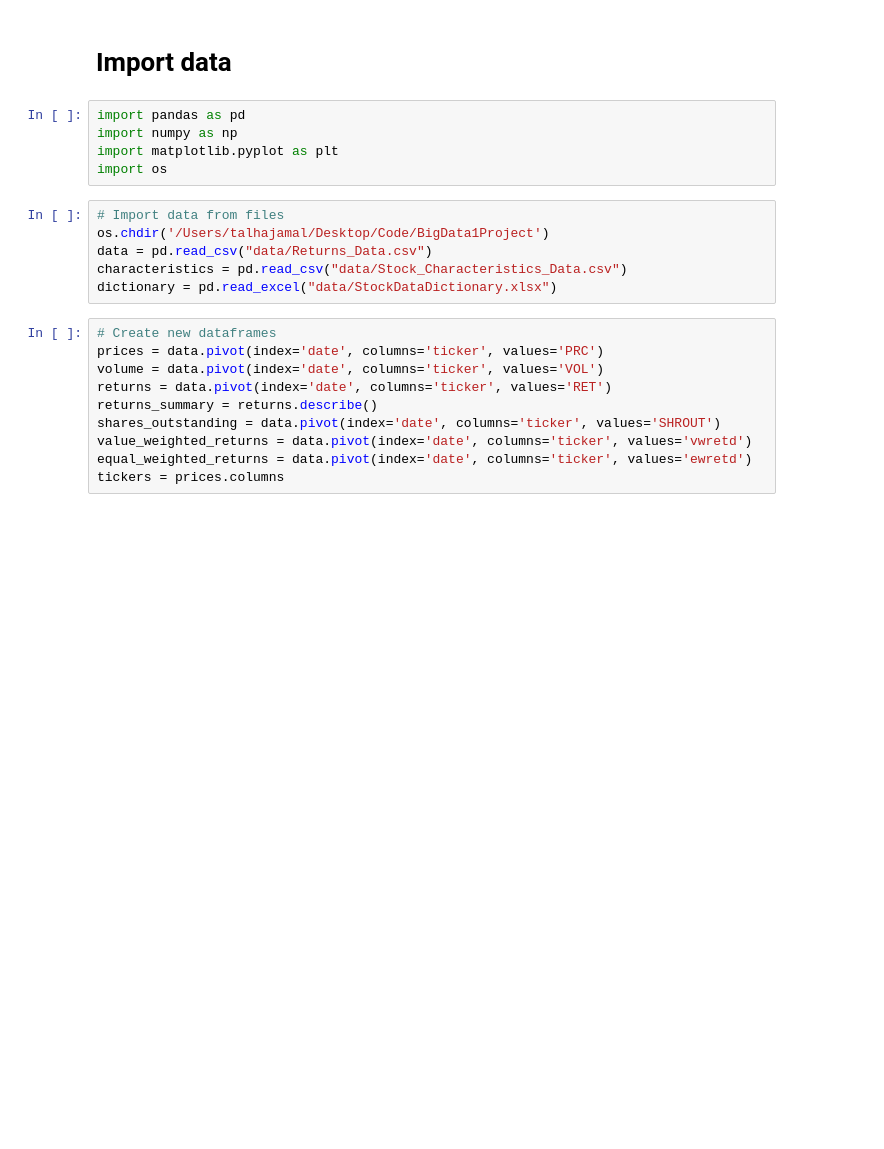
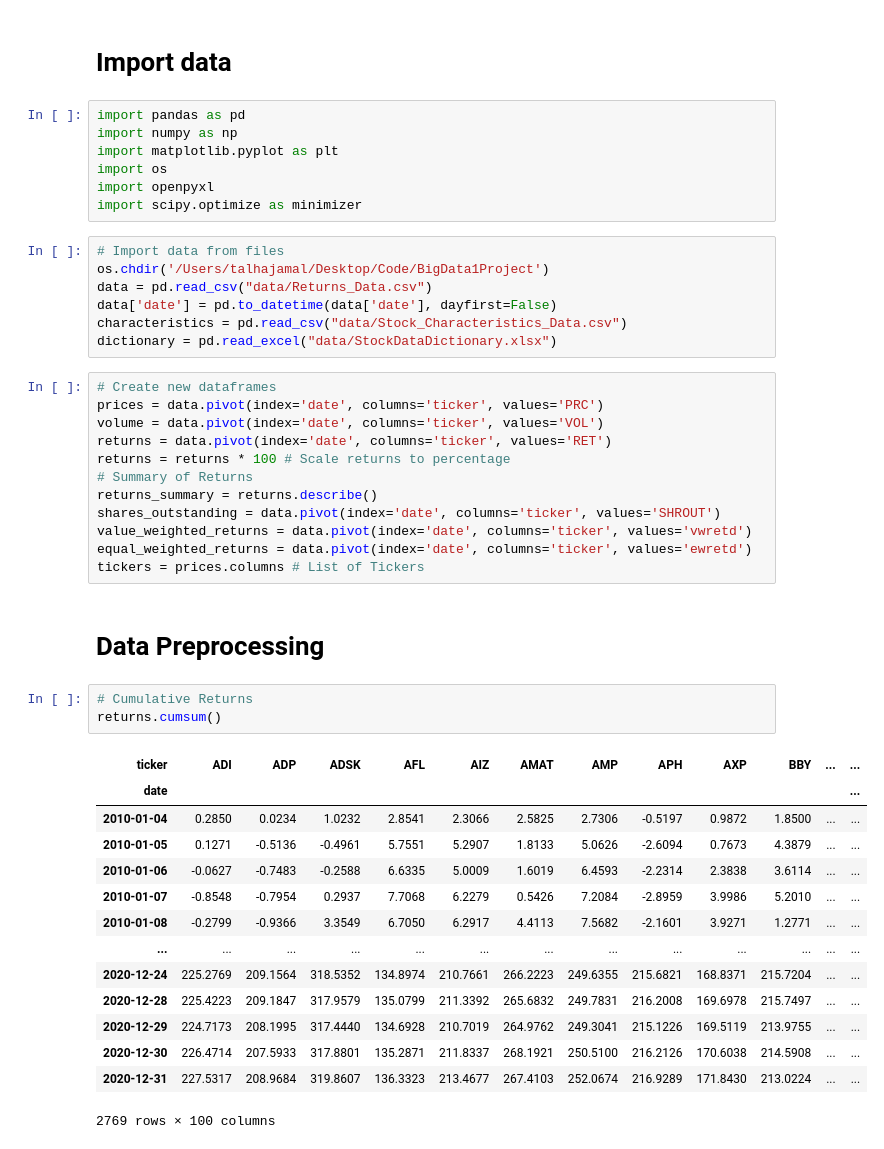
Before and after one commit to talhajamal11/BigData1Project, a Jupyter notebook: src/TalhaJamal/testing.ipynb, the cells around one changed output. Drawn from its saved outputs; the diff is of its cells as text; blank space fills up the shorter version.

```diff
--- a/src/TalhaJamal/testing.ipynb
+++ b/src/TalhaJamal/testing.ipynb
@@ -5,10 +5,13 @@ import pandas as pd
 import numpy as np
 import matplotlib.pyplot as plt
 import os
+import openpyxl
+import scipy.optimize as minimizer
 # %%
 # Import data from files
 os.chdir('/Users/talhajamal/Desktop/Code/BigData1Project')
 data = pd.read_csv("data/Returns_Data.csv")
+data['date'] = pd.to_datetime(data['date'], dayfirst=False)
 characteristics = pd.read_csv("data/Stock_Characteristics_Data.csv")
 dictionary = pd.read_excel("data/StockDataDictionary.xlsx")
 # %%
@@ -16,8 +19,30 @@ dictionary = pd.read_excel("data/StockDataDictionary.xlsx")
 prices = data.pivot(index='date', columns='ticker', values='PRC')
 volume = data.pivot(index='date', columns='ticker', values='VOL')
 returns = data.pivot(index='date', columns='ticker', values='RET')
+returns = returns * 100 # Scale returns to percentage
+# Summary of Returns
 returns_summary = returns.describe()
 shares_outstanding = data.pivot(index='date', columns='ticker', values='SHROUT')
 value_weighted_returns = data.pivot(index='date', columns='ticker', values='vwretd')
 equal_weighted_returns = data.pivot(index='date', columns='ticker', values='ewretd')
-tickers = prices.columns
+tickers = prices.columns # List of Tickers
+# %% [markdown]
+# Data Preprocessing
+# %%
+# Cumulative Returns
+returns.cumsum()
+# %% [output]
+| ticker | ADI | ADP | ADSK | AFL | AIZ | AMAT | AMP | APH | AXP | BBY | ... | ... |
+| date |  |  |  |  |  |  |  |  |  |  |  | ... |
+| 2010-01-04 | 0.2850 | 0.0234 | 1.0232 | 2.8541 | 2.3066 | 2.5825 | 2.7306 | -0.5197 | 0.9872 | 1.8500 | ... | ... |
+| 2010-01-05 | 0.1271 | -0.5136 | -0.4961 | 5.7551 | 5.2907 | 1.8133 | 5.0626 | -2.6094 | 0.7673 | 4.3879 | ... | ... |
+| 2010-01-06 | -0.0627 | -0.7483 | -0.2588 | 6.6335 | 5.0009 | 1.6019 | 6.4593 | -2.2314 | 2.3838 | 3.6114 | ... | ... |
+| 2010-01-07 | -0.8548 | -0.7954 | 0.2937 | 7.7068 | 6.2279 | 0.5426 | 7.2084 | -2.8959 | 3.9986 | 5.2010 | ... | ... |
+| 2010-01-08 | -0.2799 | -0.9366 | 3.3549 | 6.7050 | 6.2917 | 4.4113 | 7.5682 | -2.1601 | 3.9271 | 1.2771 | ... | ... |
+| ... | ... | ... | ... | ... | ... | ... | ... | ... | ... | ... | ... | ... |
+| 2020-12-24 | 225.2769 | 209.1564 | 318.5352 | 134.8974 | 210.7661 | 266.2223 | 249.6355 | 215.6821 | 168.8371 | 215.7204 | ... | ... |
+| 2020-12-28 | 225.4223 | 209.1847 | 317.9579 | 135.0799 | 211.3392 | 265.6832 | 249.7831 | 216.2008 | 169.6978 | 215.7497 | ... | ... |
+| 2020-12-29 | 224.7173 | 208.1995 | 317.4440 | 134.6928 | 210.7019 | 264.9762 | 249.3041 | 215.1226 | 169.5119 | 213.9755 | ... | ... |
+| 2020-12-30 | 226.4714 | 207.5933 | 317.8801 | 135.2871 | 211.8337 | 268.1921 | 250.5100 | 216.2126 | 170.6038 | 214.5908 | ... | ... |
+| 2020-12-31 | 227.5317 | 208.9684 | 319.8607 | 136.3323 | 213.4677 | 267.4103 | 252.0674 | 216.9289 | 171.8430 | 213.0224 | ... | ... |
+2769 rows × 100 columns
```
Also changed, not shown: parts of 8 cells of this notebook, 1 other file.
